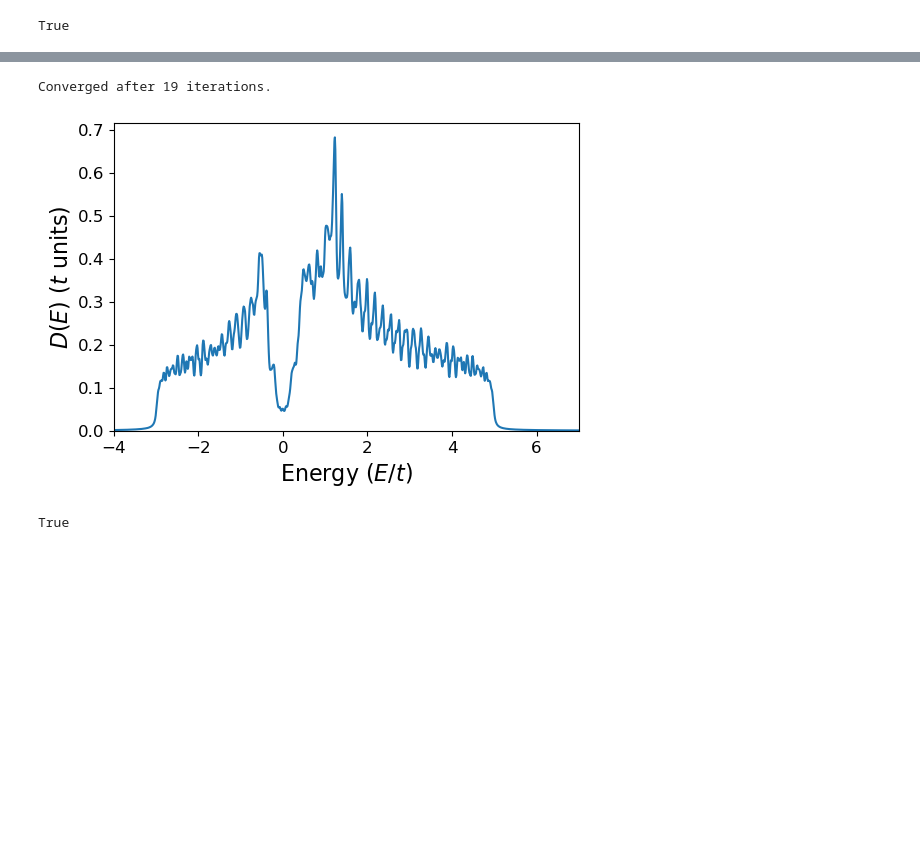
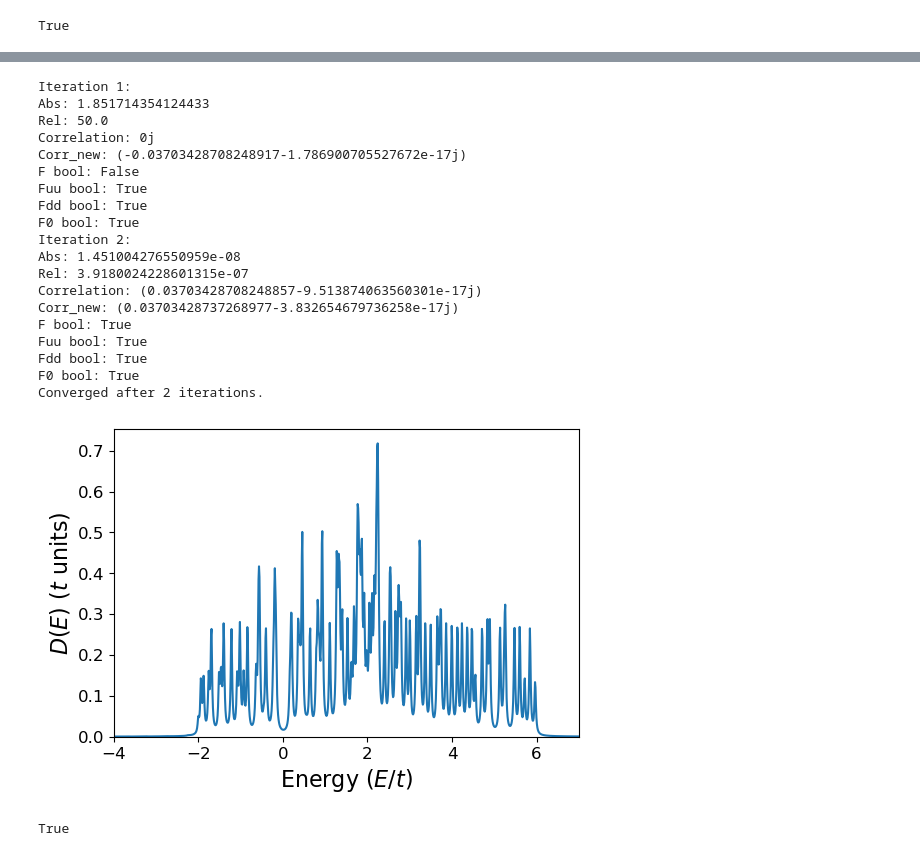
Before and after one commit to emilssp/master-thesis-codebase, a Jupyter notebook: notebooks/self_consistency.ipynb, the cells around one changed output, grey strips where cells are left out. Saved outputs shown, nothing was run; the diff lists cells and outputs as text; code cells hidden in the pictures; blank space fills up the shorter version.

```diff
--- a/notebooks/self_consistency.ipynb
+++ b/notebooks/self_consistency.ipynb
@@ -344,23 +361,42 @@ plt.show()
 # %%
 # %prun bdg_self_consistency(H,U=U,V=V,V_prime=V,T=0,atol=1e-2,rtol=1e-2, max_iter=100, with_corr=True)
 # %%
-F0, F, Fuu, Fdd = bdg_self_consistency(H,U=U,V=V,V_prime=0,T=0,atol=1e-4,rtol=1e-3, max_iter=50, with_corr=True)
-
-energies = cp.linspace(-4,7,1000)
-dos_values = H.dos(energies, eta=0.03, drop_matrix=False)
-plt.figure(figsize=(6,4))
-plt.plot(cp.asnumpy(energies), cp.asnumpy(dos_values))
-plt.ylim(0, None)
-plt.xlim(-4,7)
-plt.xlabel(r'Energy ($E/t$)', fontsize=16)
-plt.ylabel(r'$D(E)$ ($t$ units)', fontsize=16)
-# plt.text(2., 0.6, "(a)",fontsize=18, fontweight='bold', va='top', ha='left')
-plt.xticks(fontsize=12)
-plt.yticks(fontsize=12)
-plt.show()
+F0, F, Fuu, Fdd = bdg_self_consistency(H,U=0,V=V,V_prime=0,T=0,atol=1e-4,rtol=1e-2, max_iter=50, with_corr=True, verbose=True)
 # %% [output]
-Converged after 19 iterations.
+Iteration 1:
+Abs: 1.851714354124433
+Rel: 50.0
+Correlation: 0j
+Corr_new: (-0.03703428708248917-1.786900705527672e-17j)
+F bool: False
+Fuu bool: True
+Fdd bool: True
+F0 bool: True
+Iteration 2:
+Abs: 1.451004276550959e-08
+Rel: 3.9180024228601315e-07
+Correlation: (0.03703428708248857-9.513874063560301e-17j)
+Corr_new: (0.03703428737268977-3.832654679736258e-17j)
+F bool: True
+Fuu bool: True
+Fdd bool: True
+F0 bool: True
+Converged after 2 iterations.
-[figure, removed]
+# %%
+energies = cp.linspace(-4,7,1000)
+dos_values = H.dos(energies, eta=0.02, drop_matrix=False)
+plt.figure(figsize=(6,4))
+plt.plot(cp.asnumpy(energies), cp.asnumpy(dos_values))
+plt.ylim(0, None)
+plt.xlim(-4,7)
+plt.xlabel(r'Energy ($E/t$)', fontsize=16)
+plt.ylabel(r'$D(E)$ ($t$ units)', fontsize=16)
+# plt.text(2., 0.6, "(a)",fontsize=18, fontweight='bold', va='top', ha='left')
+plt.xticks(fontsize=12)
+plt.yticks(fontsize=12)
+plt.show()
+# %% [output]
+[figure, added]
 # %%
 print(cp.allclose(H.matrix, H.matrix.conj().T, rtol=1e-4, atol=1e-4))
 # %% [output]
```
Also changed, not shown: parts of 18 cells of this notebook.
